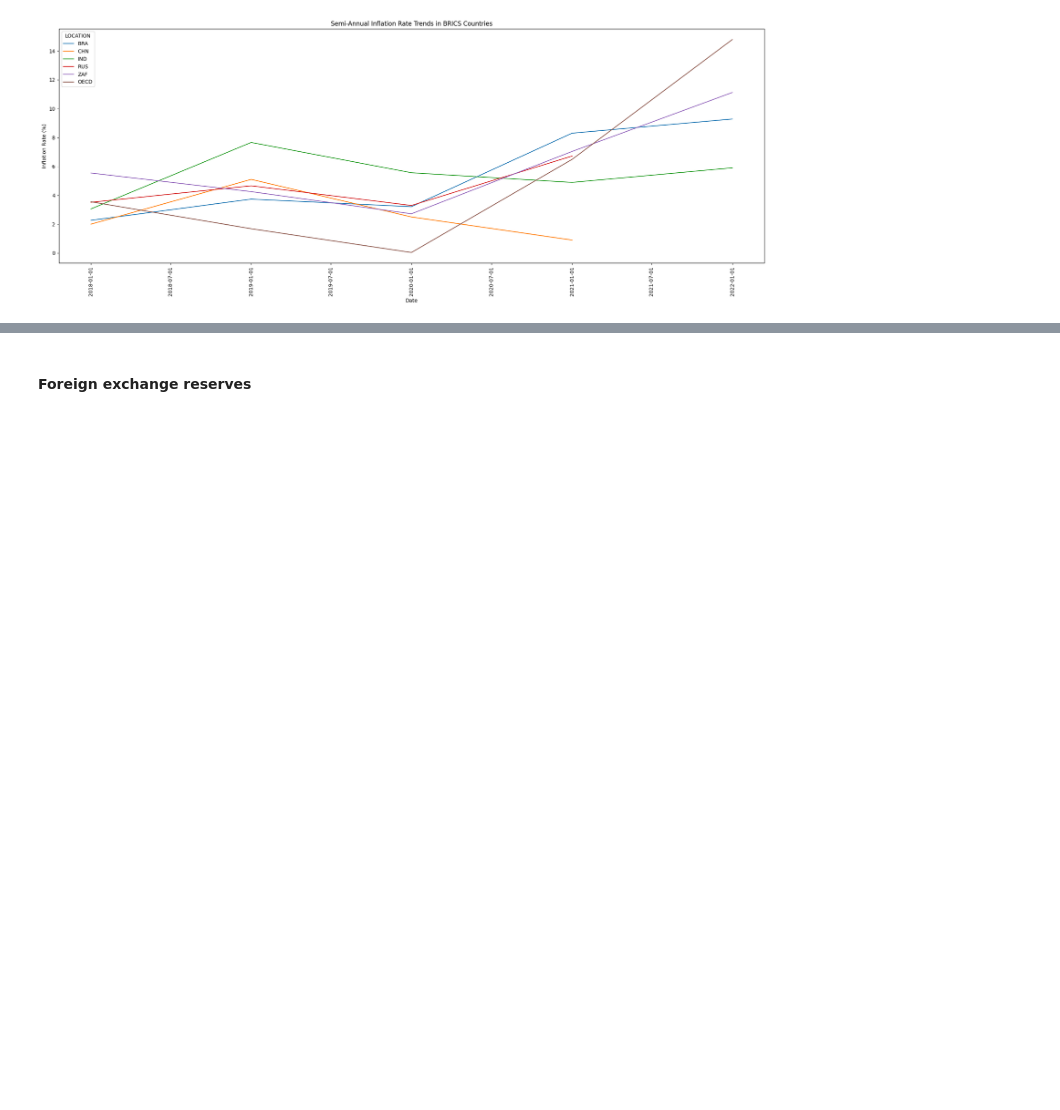
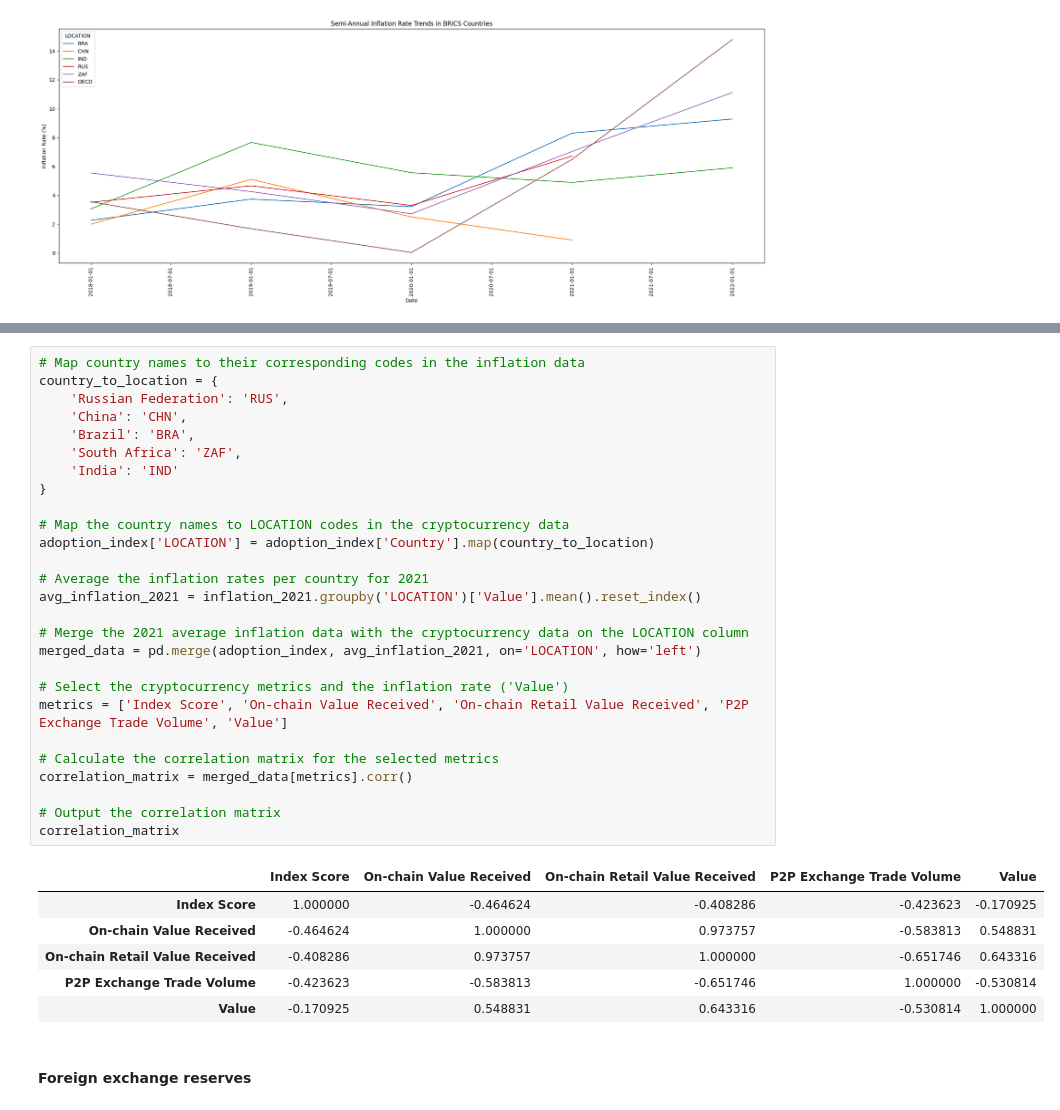
Before and after one commit to nusero92/cryptocurency, a Jupyter notebook: crypto project.ipynb, the cells around one changed output, grey strips where cells are left out. Cells and saved outputs as stored; diff of their text form; blank space fills up the shorter version.

```diff
--- a/crypto project.ipynb
+++ b/crypto project.ipynb
@@ -402,3 +415,37 @@ print(correlation_matrix)
+# %%
+# Map country names to their corresponding codes in the inflation data
+country_to_location = {
+    'Russian Federation': 'RUS',
+    'China': 'CHN',
+    'Brazil': 'BRA',
+    'South Africa': 'ZAF',
+    'India': 'IND'
+}
+
+# Map the country names to LOCATION codes in the cryptocurrency data
+adoption_index['LOCATION'] = adoption_index['Country'].map(country_to_location)
+
+# Average the inflation rates per country for 2021
+avg_inflation_2021 = inflation_2021.groupby('LOCATION')['Value'].mean().reset_index()
+
+# Merge the 2021 average inflation data with the cryptocurrency data on the LOCATION column
+merged_data = pd.merge(adoption_index, avg_inflation_2021, on='LOCATION', how='left')
+
+# Select the cryptocurrency metrics and the inflation rate ('Value')
+metrics = ['Index Score', 'On-chain Value Received', 'On-chain Retail Value Received', 'P2P Exchange Trade Volume', 'Value']
+
+# Calculate the correlation matrix for the selected metrics
+correlation_matrix = merged_data[metrics].corr()
+
+# Output the correlation matrix
+correlation_matrix
+# %% [output]
+|  | Index Score | On-chain Value Received | On-chain Retail Value Received | P2P Exchange Trade Volume | Value |
+| Index Score | 1.000000 | -0.464624 | -0.408286 | -0.423623 | -0.170925 |
+| On-chain Value Received | -0.464624 | 1.000000 | 0.973757 | -0.583813 | 0.548831 |
+| On-chain Retail Value Received | -0.408286 | 0.973757 | 1.000000 | -0.651746 | 0.643316 |
+| P2P Exchange Trade Volume | -0.423623 | -0.583813 | -0.651746 | 1.000000 | -0.530814 |
+| Value | -0.170925 | 0.548831 | 0.643316 | -0.530814 | 1.000000 |
 # %% [markdown]
 #### Foreign exchange reserves
 # %% [markdown]
```
Also changed, not shown: parts of 22 cells of this notebook, 2 other files.
